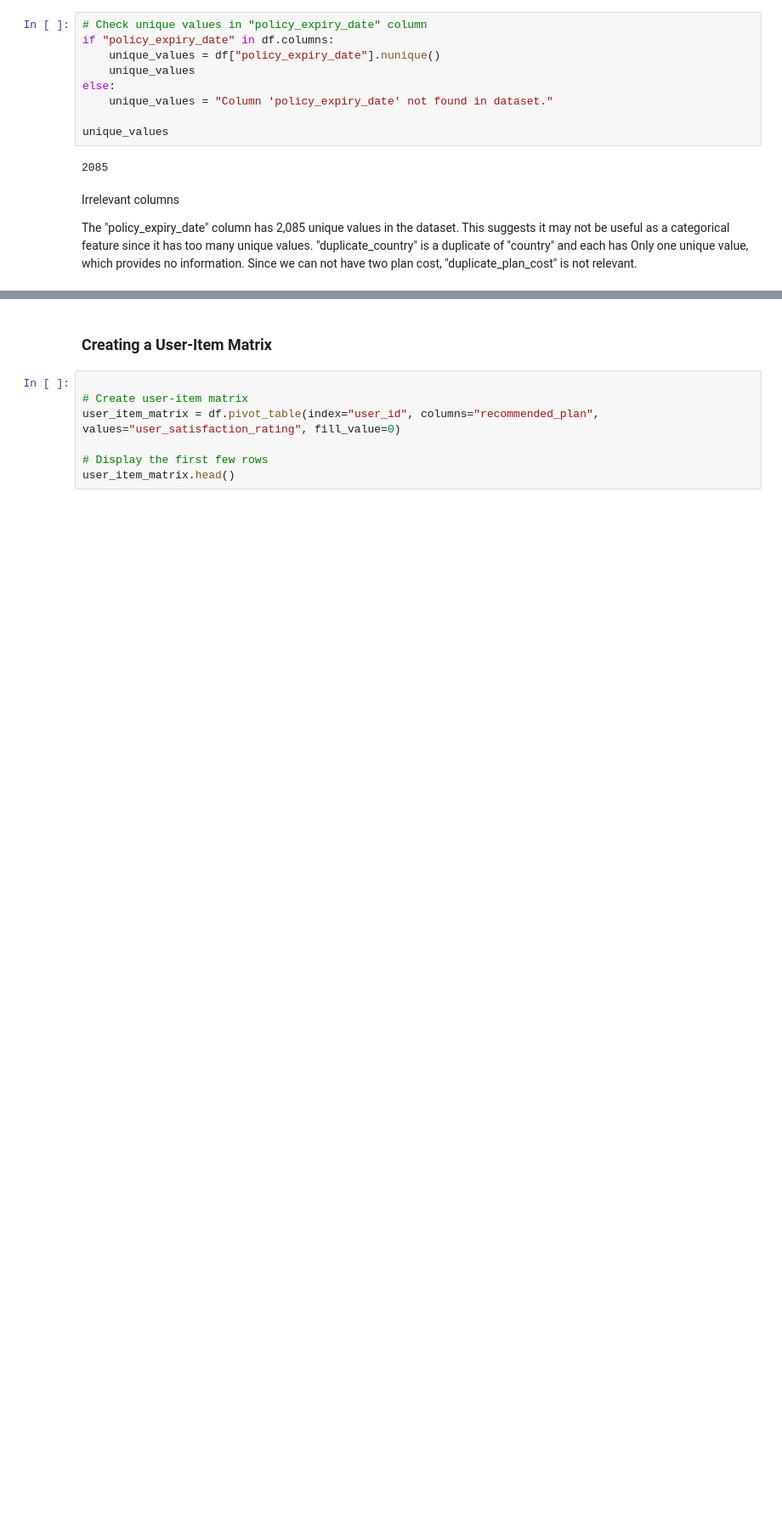
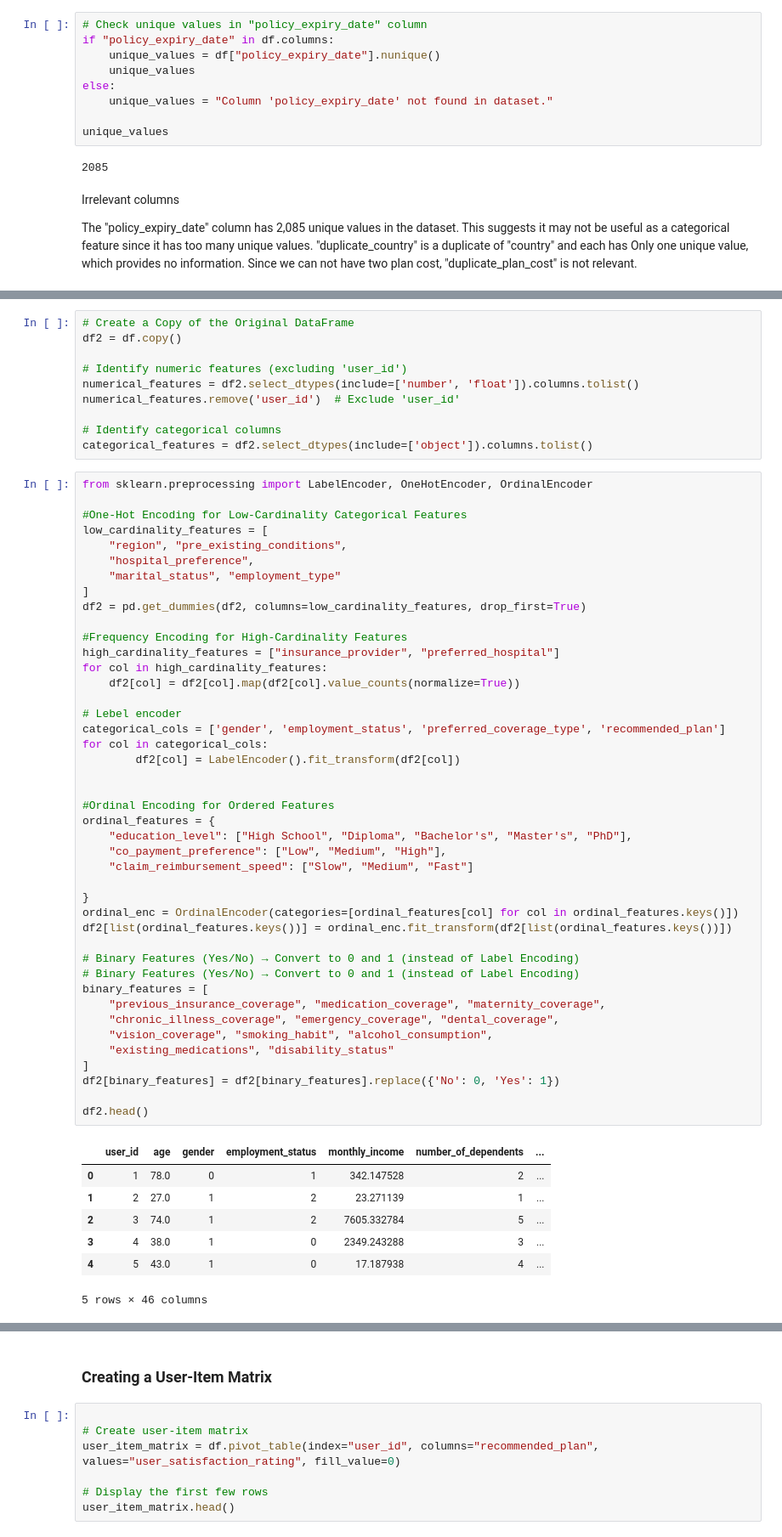
Before and after one commit to ruth-kitasi/Health-Insurance-Recommender-System, a Jupyter notebook: Notebooks/Agatha.ipynb, the cells around one changed output, grey strips where cells are left out. Shown at 85% size. Drawn from its saved outputs; the diff is of its cells as text; blank space fills up the shorter version.

```diff
--- a/Notebooks/Agatha.ipynb
+++ b/Notebooks/Agatha.ipynb
@@ -487,0 +491,61 @@ Columns dropped: ['duplicate_country', 'country', 'duplicate_plan_cost', 'policy
+# %%
+# Create a Copy of the Original DataFrame
+df2 = df.copy()
+
+# Identify numeric features (excluding 'user_id')
+numerical_features = df2.select_dtypes(include=['number', 'float']).columns.tolist()
+numerical_features.remove('user_id')  # Exclude 'user_id'
+
+# Identify categorical columns
+categorical_features = df2.select_dtypes(include=['object']).columns.tolist()
+# %%
+from sklearn.preprocessing import LabelEncoder, OneHotEncoder, OrdinalEncoder
+
+#One-Hot Encoding for Low-Cardinality Categorical Features
+low_cardinality_features = [
+    "region", "pre_existing_conditions",
+    "hospital_preference",
+    "marital_status", "employment_type"
+]
+df2 = pd.get_dummies(df2, columns=low_cardinality_features, drop_first=True)
+
+#Frequency Encoding for High-Cardinality Features
+high_cardinality_features = ["insurance_provider", "preferred_hospital"]
+for col in high_cardinality_features:
+    df2[col] = df2[col].map(df2[col].value_counts(normalize=True))
+
+# Lebel encoder
+categorical_cols = ['gender', 'employment_status', 'preferred_coverage_type', 'recommended_plan']
+for col in categorical_cols:
+        df2[col] = LabelEncoder().fit_transform(df2[col])
+
+
+#Ordinal Encoding for Ordered Features
+ordinal_features = {
+    "education_level": ["High School", "Diploma", "Bachelor's", "Master's", "PhD"],
+    "co_payment_preference": ["Low", "Medium", "High"],
+    "claim_reimbursement_speed": ["Slow", "Medium", "Fast"]
+
+}
+ordinal_enc = OrdinalEncoder(categories=[ordinal_features[col] for col in ordinal_features.keys()])
+df2[list(ordinal_features.keys())] = ordinal_enc.fit_transform(df2[list(ordinal_features.keys())])
+
+# Binary Features (Yes/No) → Convert to 0 and 1 (instead of Label Encoding)
+# Binary Features (Yes/No) → Convert to 0 and 1 (instead of Label Encoding)
+binary_features = [
+    "previous_insurance_coverage", "medication_coverage", "maternity_coverage",
+    "chronic_illness_coverage", "emergency_coverage", "dental_coverage",
+    "vision_coverage", "smoking_habit", "alcohol_consumption",
+    "existing_medications", "disability_status"
+]
+df2[binary_features] = df2[binary_features].replace({'No': 0, 'Yes': 1})
+
+df2.head()
+# %% [output]
+|  | user_id | age | gender | employment_status | monthly_income | number_of_dependents | ... |
+| 0 | 1 | 78.0 | 0 | 1 | 342.147528 | 2 | ... |
+| 1 | 2 | 27.0 | 1 | 2 | 23.271139 | 1 | ... |
+| 2 | 3 | 74.0 | 1 | 2 | 7605.332784 | 5 | ... |
+| 3 | 4 | 38.0 | 1 | 0 | 2349.243288 | 3 | ... |
+| 4 | 5 | 43.0 | 1 | 0 | 17.187938 | 4 | ... |
+5 rows × 46 columns
```
Also changed, not shown: parts of 24 cells of this notebook.
